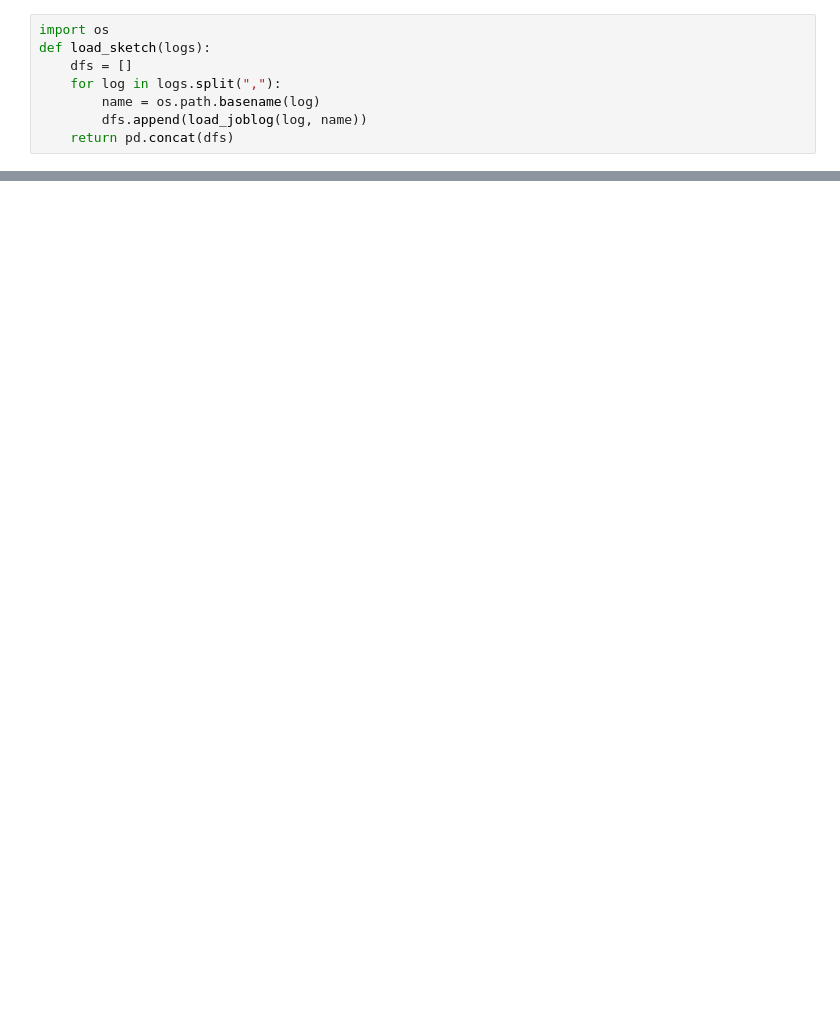
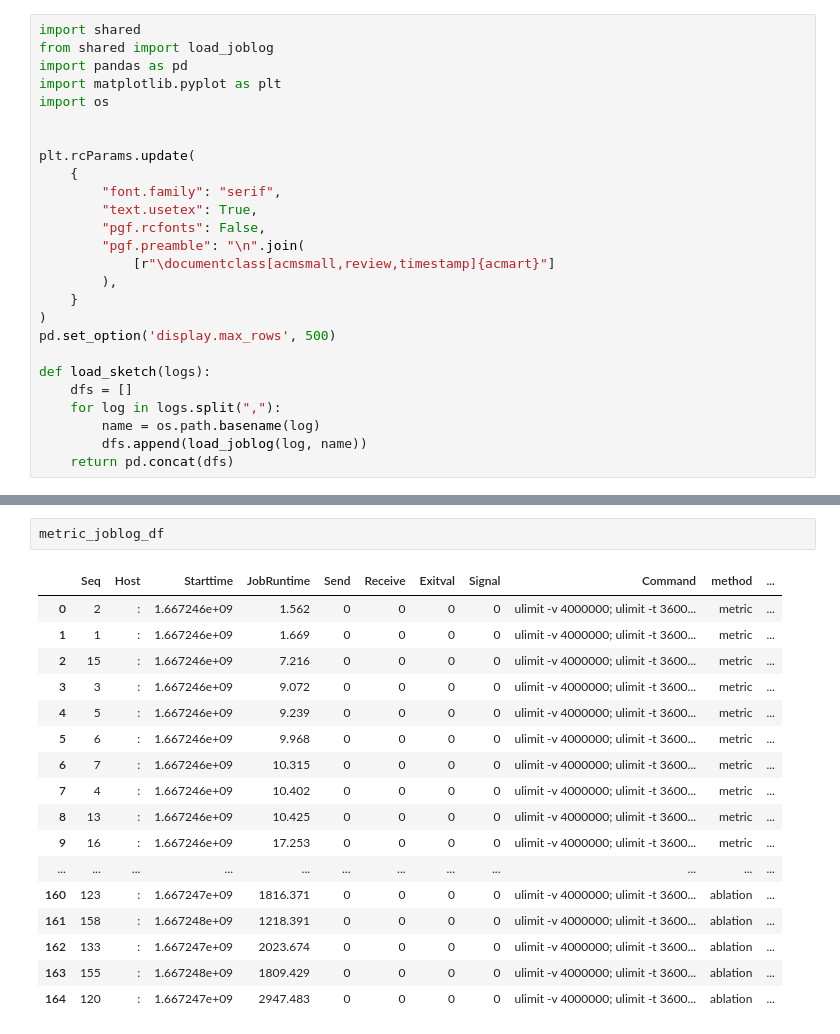
Before and after one commit to jfeser/symetric, a Jupyter notebook: notebooks/CSG results.ipynb, the cells around one changed output, grey strips where cells are left out. Drawn from its saved outputs; the diff is of its cells as text; blank space fills up the shorter version.

```diff
--- a/notebooks/CSG results.ipynb
+++ b/notebooks/CSG results.ipynb
@@ -20,5 +5,23 @@ plt.rcParams.update(
 # %%
+import shared
+from shared import load_joblog
+import pandas as pd
+import matplotlib.pyplot as plt
 import os
+
+
+plt.rcParams.update(
+    {
+        "font.family": "serif",
+        "text.usetex": True,
+        "pgf.rcfonts": False,
+        "pgf.preamble": "\n".join(
+            [r"\documentclass[acmsmall,review,timestamp]{acmart}"]
+        ),
+    }
+)
+pd.set_option('display.max_rows', 500)
+
 def load_sketch(logs):
     dfs = []
     for log in logs.split(","):
@@ -129,0 +225,20 @@ plot(joblog_df)
+# %%
+metric_joblog_df
+# %% [output]
+|  | Seq | Host | Starttime | JobRuntime | Send | Receive | Exitval | Signal | Command | method | ... |
+| 0 | 2 | : | 1.667246e+09 | 1.562 | 0 | 0 | 0 | 0 | ulimit -v 4000000; ulimit -t 3600... | metric | ... |
+| 1 | 1 | : | 1.667246e+09 | 1.669 | 0 | 0 | 0 | 0 | ulimit -v 4000000; ulimit -t 3600... | metric | ... |
+| 2 | 15 | : | 1.667246e+09 | 7.216 | 0 | 0 | 0 | 0 | ulimit -v 4000000; ulimit -t 3600... | metric | ... |
+| 3 | 3 | : | 1.667246e+09 | 9.072 | 0 | 0 | 0 | 0 | ulimit -v 4000000; ulimit -t 3600... | metric | ... |
+| 4 | 5 | : | 1.667246e+09 | 9.239 | 0 | 0 | 0 | 0 | ulimit -v 4000000; ulimit -t 3600... | metric | ... |
+| 5 | 6 | : | 1.667246e+09 | 9.968 | 0 | 0 | 0 | 0 | ulimit -v 4000000; ulimit -t 3600... | metric | ... |
+| 6 | 7 | : | 1.667246e+09 | 10.315 | 0 | 0 | 0 | 0 | ulimit -v 4000000; ulimit -t 3600... | metric | ... |
+| 7 | 4 | : | 1.667246e+09 | 10.402 | 0 | 0 | 0 | 0 | ulimit -v 4000000; ulimit -t 3600... | metric | ... |
+| 8 | 13 | : | 1.667246e+09 | 10.425 | 0 | 0 | 0 | 0 | ulimit -v 4000000; ulimit -t 3600... | metric | ... |
+| 9 | 16 | : | 1.667246e+09 | 17.253 | 0 | 0 | 0 | 0 | ulimit -v 4000000; ulimit -t 3600... | metric | ... |
+| ... | ... | ... | ... | ... | ... | ... | ... | ... | ... | ... | ... |
+| 160 | 123 | : | 1.667247e+09 | 1816.371 | 0 | 0 | 0 | 0 | ulimit -v 4000000; ulimit -t 3600... | ablation | ... |
+| 161 | 158 | : | 1.667248e+09 | 1218.391 | 0 | 0 | 0 | 0 | ulimit -v 4000000; ulimit -t 3600... | ablation | ... |
+| 162 | 133 | : | 1.667247e+09 | 2023.674 | 0 | 0 | 0 | 0 | ulimit -v 4000000; ulimit -t 3600... | ablation | ... |
+| 163 | 155 | : | 1.667248e+09 | 1809.429 | 0 | 0 | 0 | 0 | ulimit -v 4000000; ulimit -t 3600... | ablation | ... |
+| 164 | 120 | : | 1.667247e+09 | 2947.483 | 0 | 0 | 0 | 0 | ulimit -v 4000000; ulimit -t 3600... | ablation | ... |
```
Also changed, not shown: parts of 8 cells of this notebook, 7 other files.
